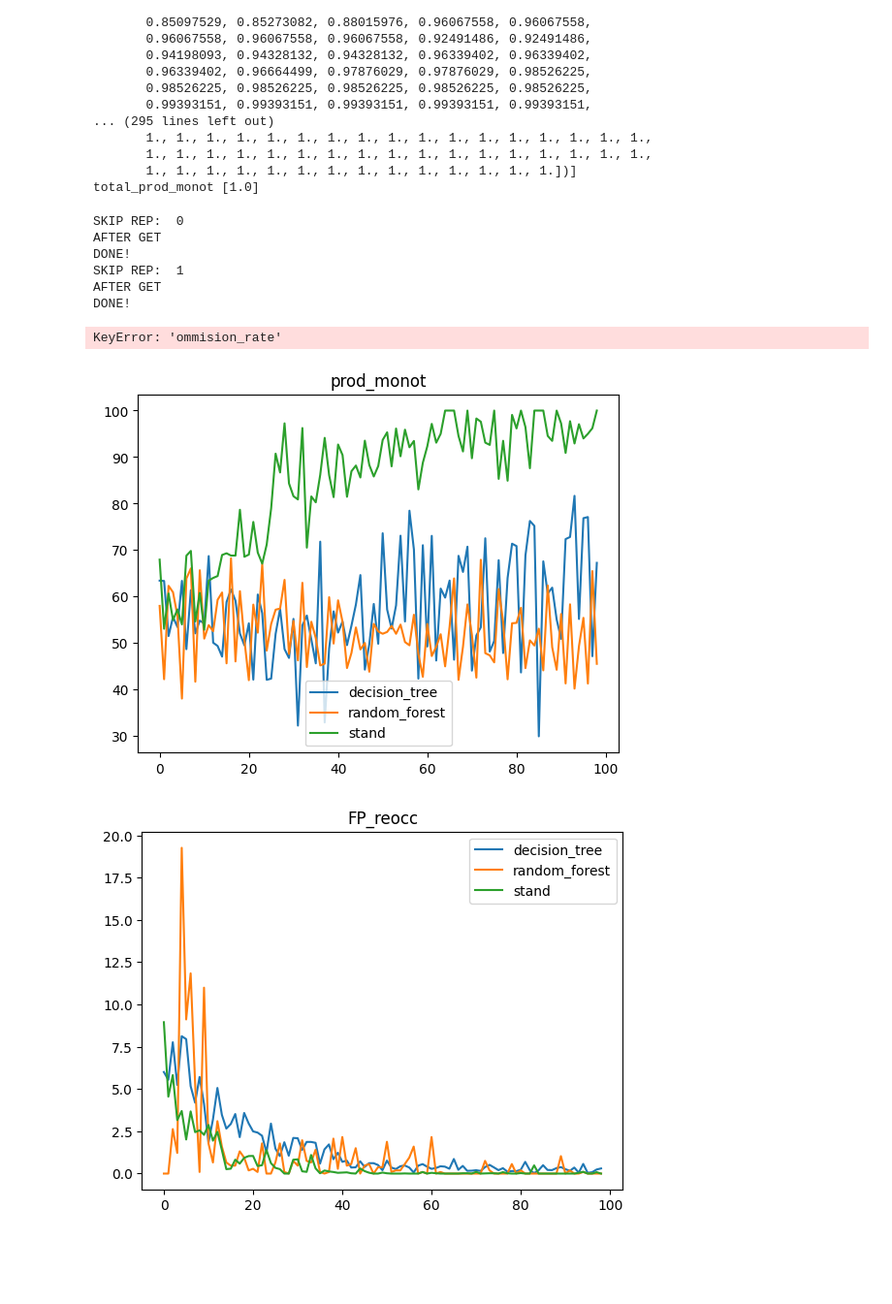
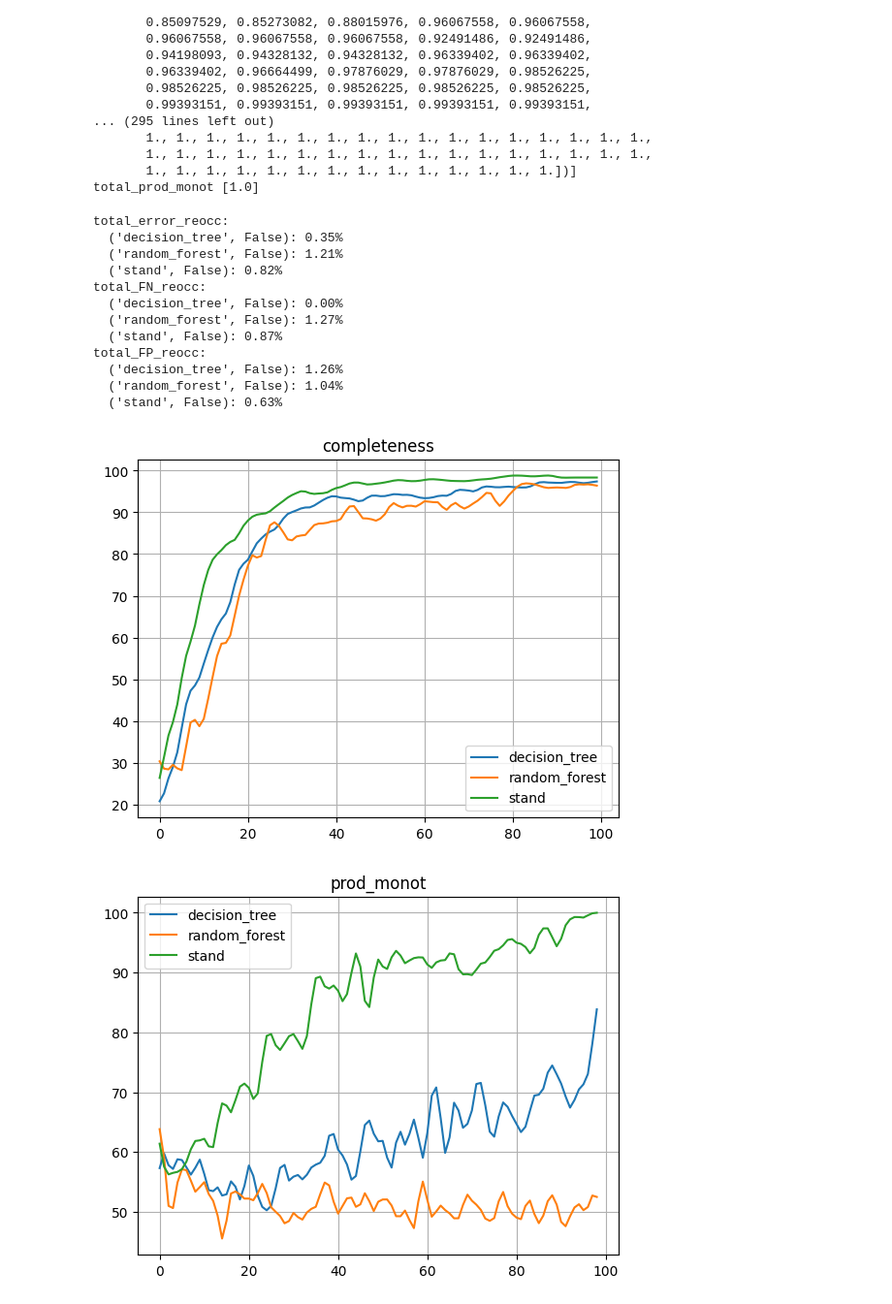
Before and after one commit to DannyWeitekamp/stand_eval, a Jupyter notebook: Plots.ipynb, the cells around one changed output. Shown: that part at 97% size. Saved outputs shown, nothing was run; the diff lists cells and outputs as text; code cells hidden in the pictures; blank space fills up the shorter version.

Commit message:
progress... probably a bug with computing FP_reocc FN_reocc

```diff
--- a/Plots.ipynb
+++ b/Plots.ipynb
@@ -79,9 +79,11 @@ step_score [array([0.40853923, 0.56469441, 0.61497616, 0.60099697, 0.74902471,
 total_prod_monot [1.0]
 # %%
 mc_conditions = {
-    ("mc", "decision_tree", False) : {"n_prob": 100, "reps" : 10},
+    ("mc", "decision_tree", False) : {"n_prob": 100, "reps" : 20},
     ("mc", "random_forest", False) : {"n_prob": 100, "reps" : 2},
-    ("mc", "stand", False) : {"n_prob": 100, "reps" : 10},
+    ("mc", "stand", False) : {"n_prob": 100, "reps" : 20},
+    #("mc", "stand-relaxed", False) : {"n_prob": 100, "reps" : 6},
+    #("mc", "stand", True) : {"n_prob": 100, "reps" : 1},
 }
 
 frac_conditions = {
@@ -110,84 +112,50 @@ def print_stats(conditions, grp, name):
     d = stats_by_cond(conditions, grp, name)
     print(f"{name}:")
     for cond, val in d.items():
-        print(cond, val)
         print(f"  {cond}: {val*100:.2f}%")
 # %%
 from eval_funcs import eval_holdout_stats, eval_total_cert_stats
-
-
-
 print_stats(mc_conditions, 1, "total_error_reocc")
 print_stats(mc_conditions, 1, "total_FN_reocc")
 print_stats(mc_conditions, 1, "total_FP_reocc")
-#print_stats(mc_conditions, 0, "ommision_rate")
-#print_stats(mc_conditions, 0, "commision_rate")
-
-#holdout_certs = [d['certainties'] for d in c_log]
-#holdout_when_preds = [d['when_preds'] for d in c_log]
-
-#print(holdout_when_preds)
-#raise ValueError()
-
-#cert_stats = eval_total_cert_stats(skill_app_map, holdout_certs)
-#wp_stats = eval_total_cert_stats(skill_app_map, stats['when_preds'])
-
-
-
-print_stat("Error Reoccurance", wp_stats["total_error_reocc"]['avg'])
-print_stat("Productive Monotonicity", wp_stats["total_prod_monot"]['avg'])
-print_stat("90%  Certainty Precision", wp_stats[("total_precision",.9)]['avg'])
-print_stat("100% Certainty Precision", wp_stats[("total_precision",1.0)]['avg'])
 # %% [output]
-SKIP REP:  0
-AFTER GET
-DONE!
-SKIP REP:  1
-AFTER GET
-DONE!
+total_error_reocc:
+  ('decision_tree', False): 0.35%
+  ('random_forest', False): 1.21%
+  ('stand', False): 0.82%
+total_FN_reocc:
+  ('decision_tree', False): 0.00%
+  ('random_forest', False): 1.27%
+  ('stand', False): 0.87%
+total_FP_reocc:
+  ('decision_tree', False): 1.26%
+  ('random_forest', False): 1.04%
+  ('stand', False): 0.63%
-KeyError: 'ommision_rate'
 # %%
 import matplotlib.pyplot as plt
 import numpy as np
 
 
 def plot_stat(conditions, stat, grp=1, title=None):
     title = title if title else stat
     for cond, curve in stats_by_cond(conditions, grp, stat).items():
         when, has_proc = cond
-        plt.plot(curve*100,#, color='blue',
+        plt.plot(gauss(curve*100),#, color='blue',
                  label=when+("(proc. lrn.)" if has_proc else ""))
+    plt.grid()
     plt.title(title)
     plt.legend()
     plt.show()
 
+plot_stat(mc_conditions, "completeness", 0)
 plot_stat(mc_conditions, "prod_monot")
 plot_stat(mc_conditions, "FP_reocc")
 plot_stat(mc_conditions, "FN_reocc")
 plot_stat(mc_conditions, ('precision', .9))
-plot_stat(mc_conditions, "completeness", 0)
+plot_stat(mc_conditions, ('precision', 1.0))
 plot_stat(mc_conditions, "step_score", 0)
-plot_stat(mc_conditions, "ommision_rate", 0)
-plot_stat(mc_conditions, "commision_rate", 0)
-
-
-plt.plot(wp_stats["error_reocc"]['avg']*100, color='blue')
-plt.title("Error Reoccurance")
-plt.show()
-
-plt.plot(wp_stats["prod_monot"]['avg']*100, color='blue')
-plt.title("Productive Monotonicity")
-plt.hlines(50, -1, 100, linestyle='--', color="lightgray")
-plt.xlim(0, 100)
-plt.show()
-
-plt.plot(wp_stats[('precision', .9)]['avg']*100, color='blue')
-plt.title("Precision at Certainty >= 90%")
-plt.show()
-
-plt.plot(wp_stats[('precision', 1.0)]['avg']*100, color='blue')
-plt.title("Precision at Certainty = 100%")
-plt.show()
+plot_stat(mc_conditions, "omission_rate", 0)
+plot_stat(mc_conditions, "comission_rate", 0)
 # %% [output]
-[figure, old version]
+[figure, new version]
-[figure, old version]
+[figure, new version]
```
Also changed, not shown: parts of 1 cell of this notebook, 5 other files.
